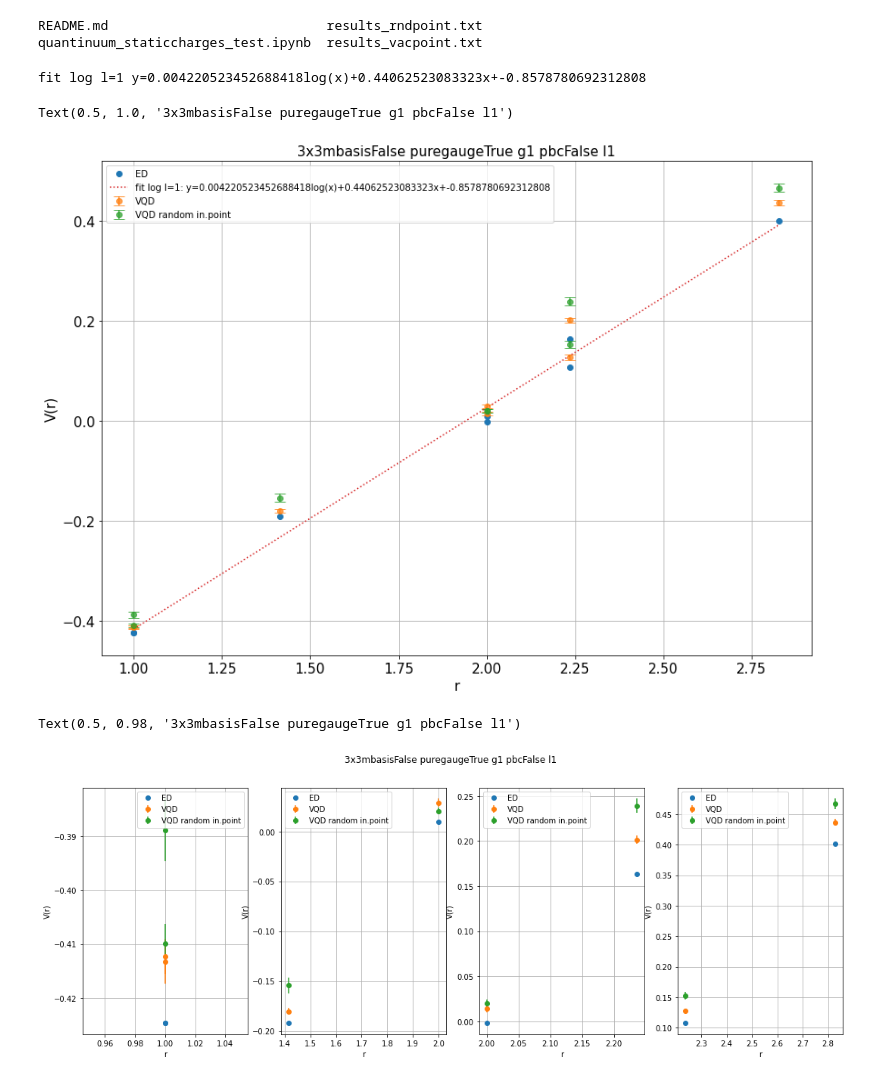
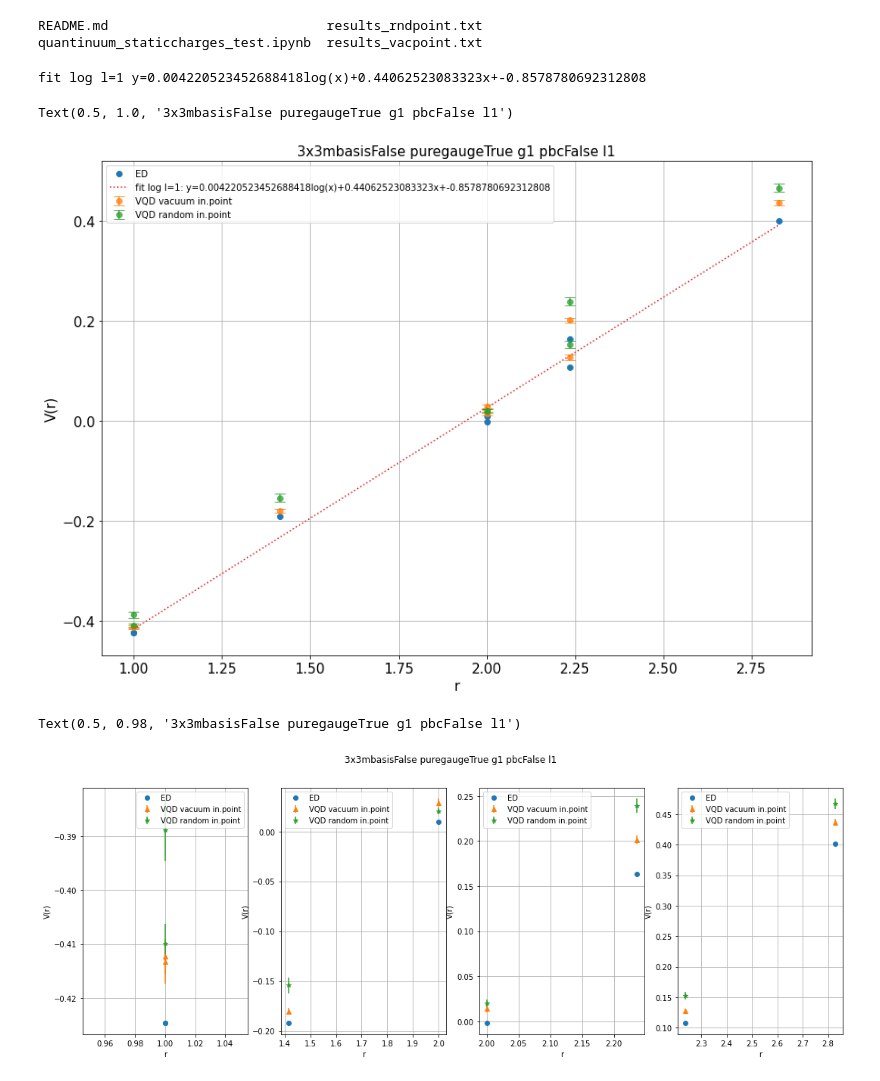
Before and after one commit to ariannacrippa/QC_lattice_H, a Jupyter notebook: notebooks/Quantinuum/quantinuum_staticcharges_test.ipynb, the cells around one changed output. Drawn from its saved outputs; the diff is of its cells as text; code cells hidden in the pictures.

```diff
--- a/notebooks/Quantinuum/quantinuum_staticcharges_test.ipynb
+++ b/notebooks/Quantinuum/quantinuum_staticcharges_test.ipynb
@@ -184,7 +184,7 @@ def func_log(x, a, b,c):
 #
 plt.figure(figsize=(14,10))
 plt.plot(latt_rlist_ordered,E_0_ED,'o',label=f'ED')
-plt.errorbar(latt_rlist_ordered, E_0_VQD, yerr=stddev_VQD,label=r"VQD",alpha=.75, fmt='o', capsize=6, capthick=1)
+plt.errorbar(latt_rlist_ordered, E_0_VQD, yerr=stddev_VQD,label=r"VQD vacuum in.point",alpha=.75, fmt='o', capsize=6, capthick=1)
 plt.errorbar(latt_rlist_ordered,E_0_VQD_rnd, yerr=stddev_VQD_rnd, label=r"VQD random in.point",alpha=.75, fmt='o', capsize=6, capthick=1)
 
 popt, pcov = curve_fit(func_log, latt_rlist_ordered, E_0_ED)
@@ -201,21 +201,21 @@ plt.title('x'.join(map(str,latt.n_sites))+f'mbasis{magnetic_basis} puregauge{pur
 # %% [output]
 fit log l=1 y=0.004220523452688418log(x)+0.44062523083323x+-0.8578780692312808
 Text(0.5, 1.0, '3x3mbasisFalse puregaugeTrue g1 pbcFalse l1')
-[figure, old version]
+[figure, new version]
 # %%
 fig,ax = plt.subplots(1,4, figsize=(18, 6))
 
 for n in range(4):
     ax[n].plot(latt_rlist_ordered[2*n:2*n+2],E_0_ED[2*n:2*n+2],'o',label=f'ED')
-    ax[n].errorbar(latt_rlist_ordered[2*n:2*n+2], E_0_VQD[2*n:2*n+2], yerr=stddev_VQD[2*n:2*n+2], fmt='o',label=r"VQD")
-    ax[n].errorbar(latt_rlist_ordered[2*n:2*n+2],E_0_VQD_rnd[2*n:2*n+2], yerr=stddev_VQD_rnd[2*n:2*n+2], fmt='o',label=r"VQD random in.point")
+    ax[n].errorbar(latt_rlist_ordered[2*n:2*n+2], E_0_VQD[2*n:2*n+2], yerr=stddev_VQD[2*n:2*n+2], fmt='^',label=r"VQD vacuum in.point")
+    ax[n].errorbar(latt_rlist_ordered[2*n:2*n+2],E_0_VQD_rnd[2*n:2*n+2], yerr=stddev_VQD_rnd[2*n:2*n+2], fmt='*',label=r"VQD random in.point")
 
     ax[n].grid()
     ax[n].legend()
     ax[n].set_xlabel('r')
     ax[n].set_ylabel('V(r)')
 
 fig.suptitle('x'.join(map(str,latt.n_sites))+f'mbasis{magnetic_basis} puregauge{puregauge} g{g} pbc{pbc} l{l}')
 # %% [output]
 Text(0.5, 0.98, '3x3mbasisFalse puregaugeTrue g1 pbcFalse l1')
-[figure, old version]
+[figure, new version]
```
Also changed, not shown: parts of 2 cells of this notebook.
